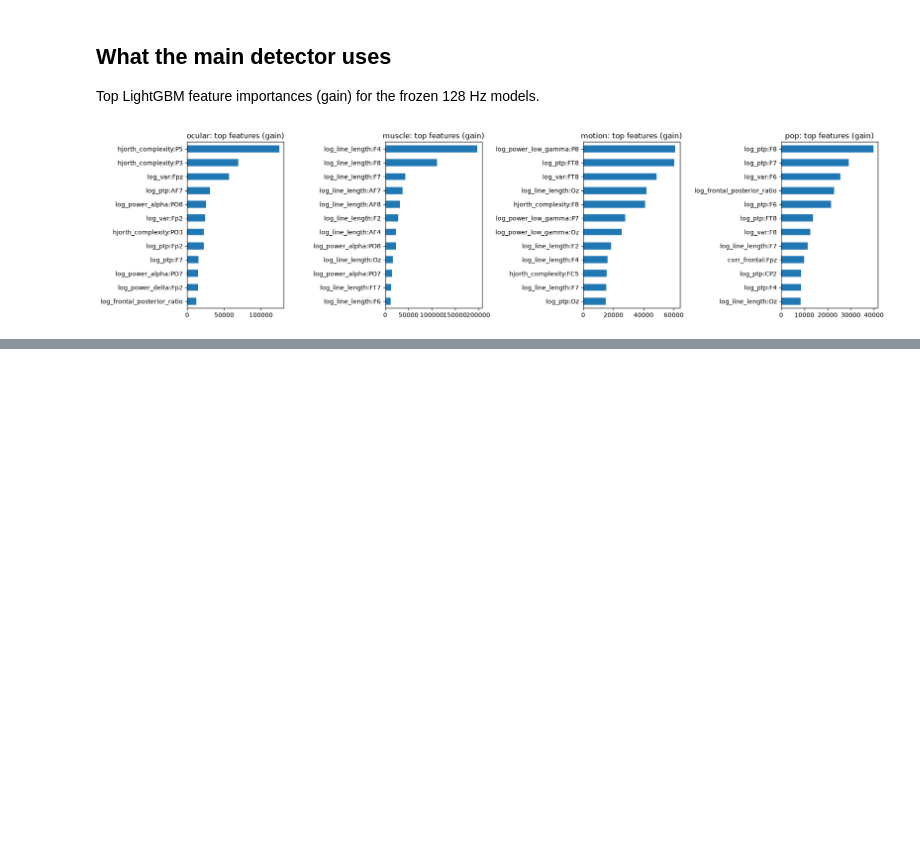
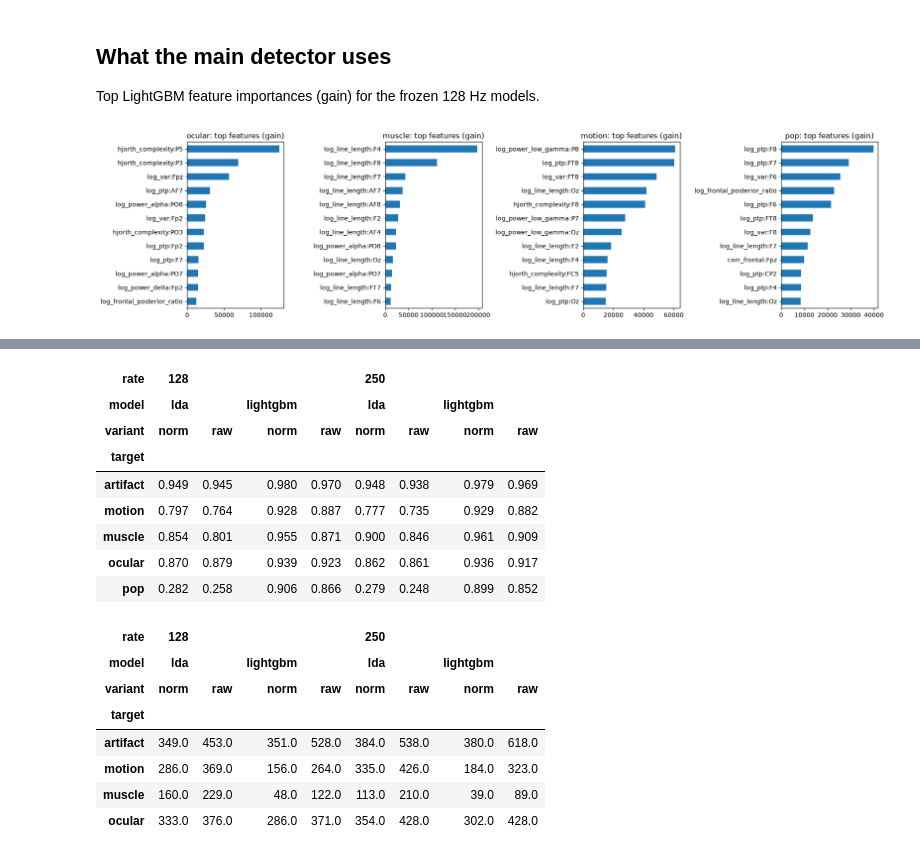
Before and after one commit to Oiggy/cocktail-cortical, a Jupyter notebook: adr/notebooks/04_detectors.ipynb, the cells around one changed output, grey strips where cells are left out. Saved outputs shown, nothing was run; the diff lists cells and outputs as text; code cells hidden in the pictures; blank space fills up the shorter version.

```diff
--- a/adr/notebooks/04_detectors.ipynb
+++ b/adr/notebooks/04_detectors.ipynb
@@ -81,7 +82,8 @@ if RUN_TRAINING:
         tables.append(train.cross_validate(fs, data=data))
         tables[-1].to_csv(train.output_dir(fs) / "cv_metrics.csv", index=False)
         train.fit_final(fs, data=data)
-cv = pd.concat([pd.read_csv(det_dir / f"{r}Hz" / "cv_metrics.csv") for r in (128, 250)])
+raw = pd.concat([pd.read_csv(det_dir / f"{r}Hz" / "cv_metrics.csv") for r in (128, 250)]).assign(variant="raw")
+cv = raw.copy()
 cv.round(3)
 # %% [output]
 |  | rate | model | target | pr_auc | roc_auc | f1 | sensitivity | specificity | n_pos | n_neg | ... |
@@ -122,0 +132,23 @@ fig.tight_layout()
+# %%
+norm = pd.concat([pd.read_csv(det_dir / f"{r}Hz" / "norm" / "cv_metrics.csv") for r in (128, 250)])
+both = pd.concat([raw[raw["model"].isin(["lightgbm", "lda"])], norm])
+display(both.pivot_table(index="target", columns=["rate", "model", "variant"], values="pr_auc").round(3))
+both.pivot_table(index="target", columns=["rate", "model", "variant"], values="false_alarms_per_hour").round(0)
+# %% [output]
+| rate | 128 |  |  |  | 250 |  |  |  |
+| model | lda |  | lightgbm |  | lda |  | lightgbm |  |
+| variant | norm | raw | norm | raw | norm | raw | norm | raw |
+| target |  |  |  |  |  |  |  |  |
+| artifact | 0.949 | 0.945 | 0.980 | 0.970 | 0.948 | 0.938 | 0.979 | 0.969 |
+| motion | 0.797 | 0.764 | 0.928 | 0.887 | 0.777 | 0.735 | 0.929 | 0.882 |
+| muscle | 0.854 | 0.801 | 0.955 | 0.871 | 0.900 | 0.846 | 0.961 | 0.909 |
+| ocular | 0.870 | 0.879 | 0.939 | 0.923 | 0.862 | 0.861 | 0.936 | 0.917 |
+| pop | 0.282 | 0.258 | 0.906 | 0.866 | 0.279 | 0.248 | 0.899 | 0.852 |
+| rate | 128 |  |  |  | 250 |  |  |  |
+| model | lda |  | lightgbm |  | lda |  | lightgbm |  |
+| variant | norm | raw | norm | raw | norm | raw | norm | raw |
+| target |  |  |  |  |  |  |  |  |
+| artifact | 349.0 | 453.0 | 351.0 | 528.0 | 384.0 | 538.0 | 380.0 | 618.0 |
+| motion | 286.0 | 369.0 | 156.0 | 264.0 | 335.0 | 426.0 | 184.0 | 323.0 |
+| muscle | 160.0 | 229.0 | 48.0 | 122.0 | 113.0 | 210.0 | 39.0 | 89.0 |
+| ocular | 333.0 | 376.0 | 286.0 | 371.0 | 354.0 | 428.0 | 302.0 | 428.0 |
```
Also changed, not shown: parts of 6 cells of this notebook, 8 other files.
